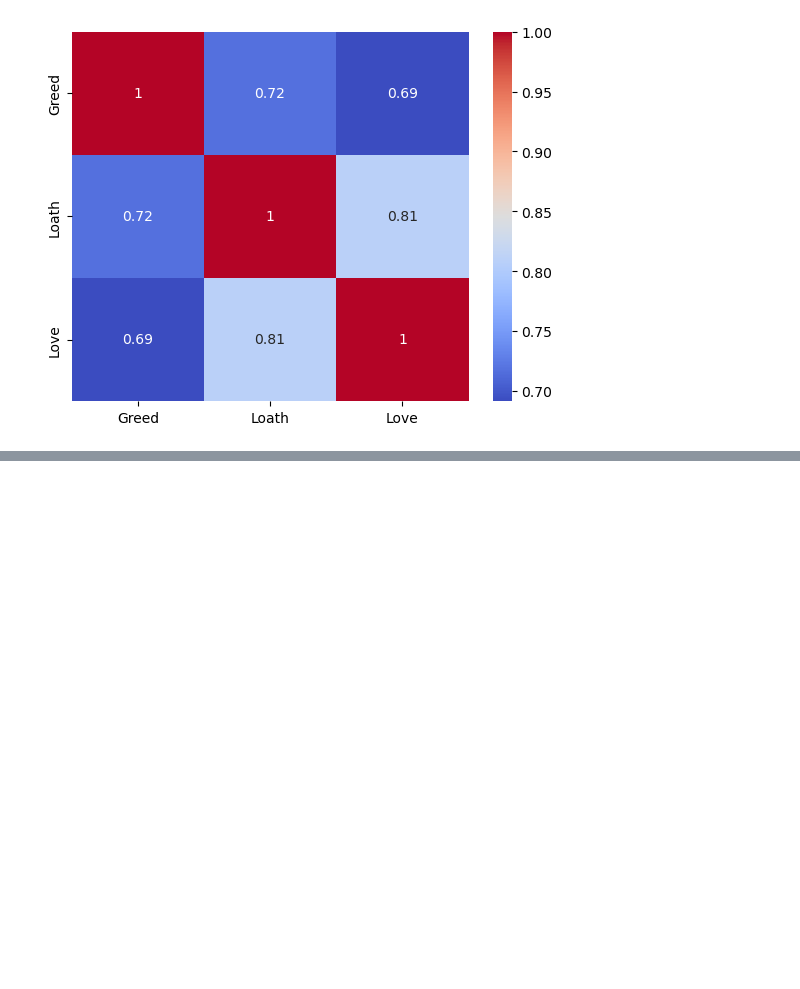
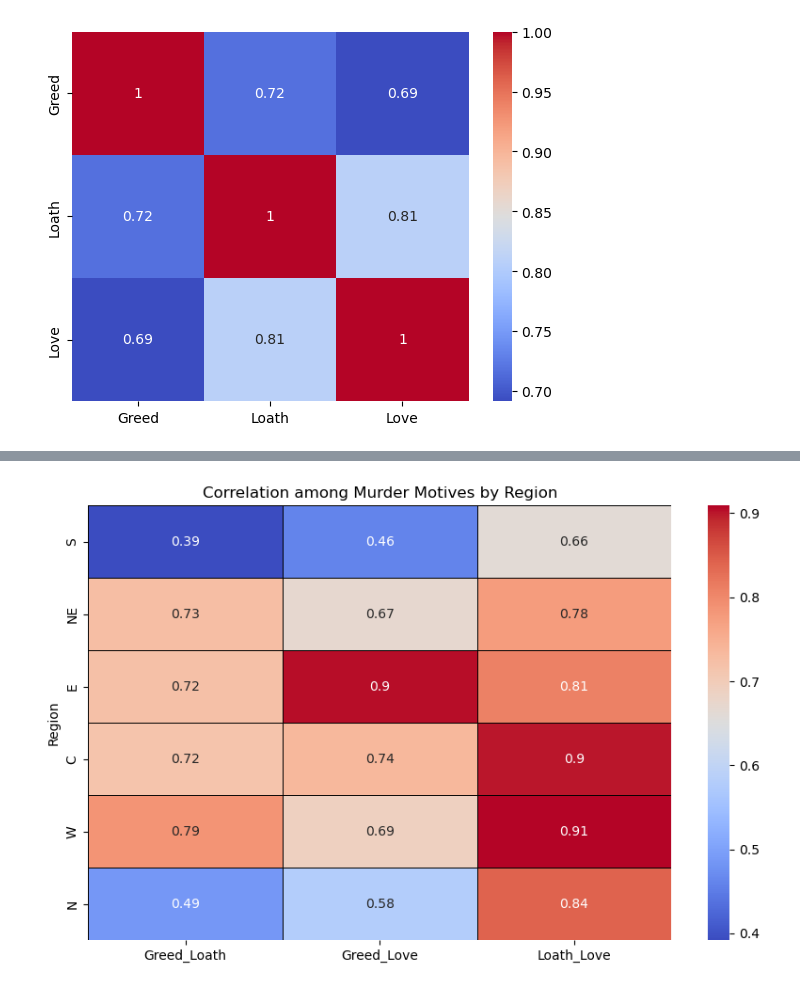
Before and after one commit to haverstein/Murder-Analysis-India, a Jupyter notebook: code/Analysis-II.ipynb, the cells around one changed output, grey strips where cells are left out. Cells and saved outputs as stored; diff of their text form; code cells hidden in the pictures; blank space fills up the shorter version.

```diff
--- a/code/Analysis-II.ipynb
+++ b/code/Analysis-II.ipynb
@@ -190,0 +216,26 @@ Text(0.5, 1.0, 'Correlation among murder motives from 2016 to 2021')
+# %%
+import pandas as pd
+import seaborn as sns
+import matplotlib.pyplot as plt
+
+# Sample data, replace with your actual correlation data
+data = {
+    'Region': ['S', 'NE', 'E', 'C', 'W', 'N'],
+    'Greed and Loath': greed_loath,
+    'Greed and Love': greed_love,
+    'Loath and Love': loath_love
+}
+
+# Convert to DataFrame
+df = pd.DataFrame(data)
+
+# Set the Region column as the index
+df.set_index('Region', inplace=True)
+
+# Plotting the heatmap
+plt.figure(figsize=(10, 6))
+sns.heatmap(df, annot=True, cmap='coolwarm', linewidths=0.5, linecolor='black')
+plt.title('Correlation among Murder Motives by Region')
+plt.show()
+# %% [output]
+[figure, added]
```
Also changed, not shown: parts of 9 cells of this notebook, 3 other files.
